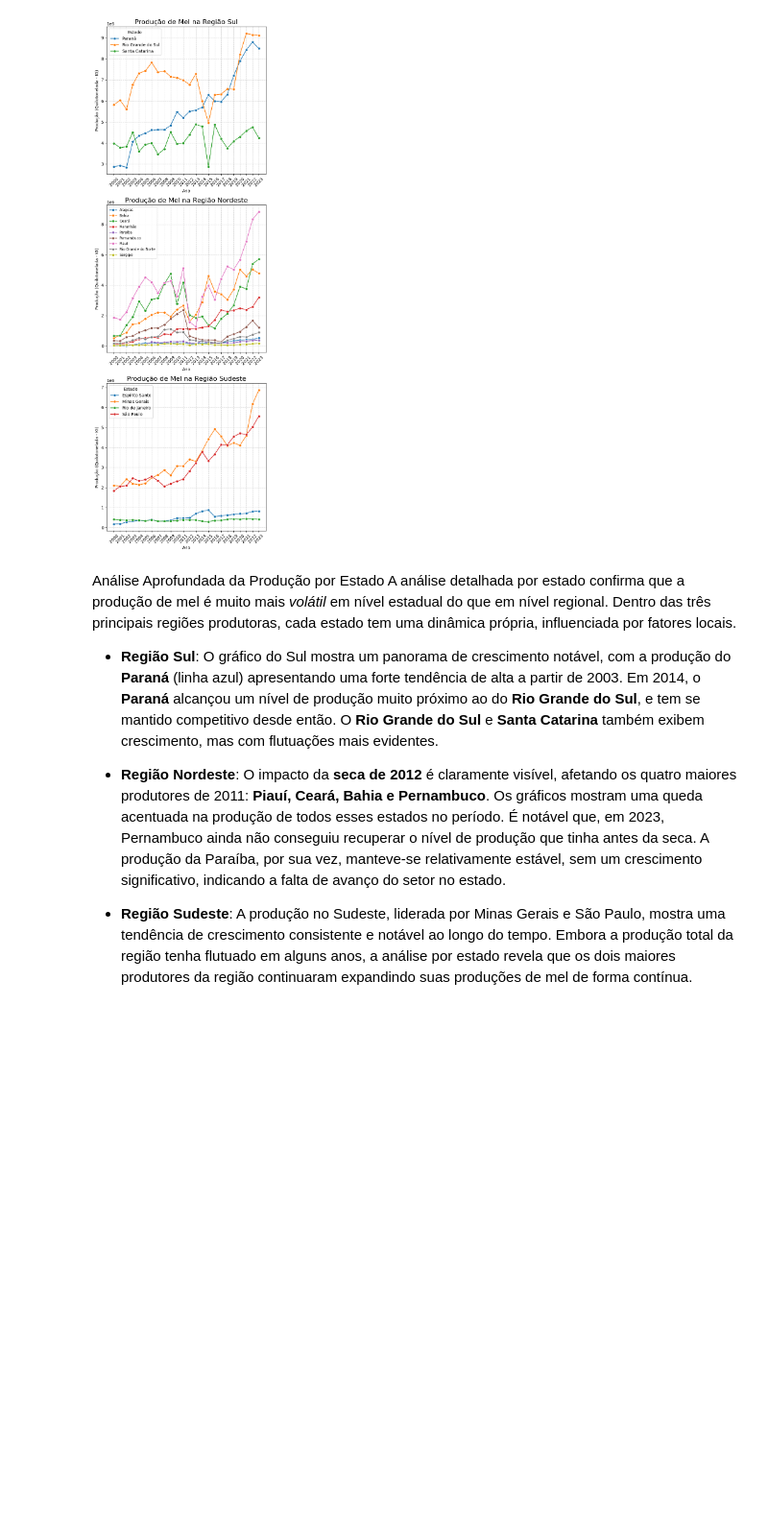
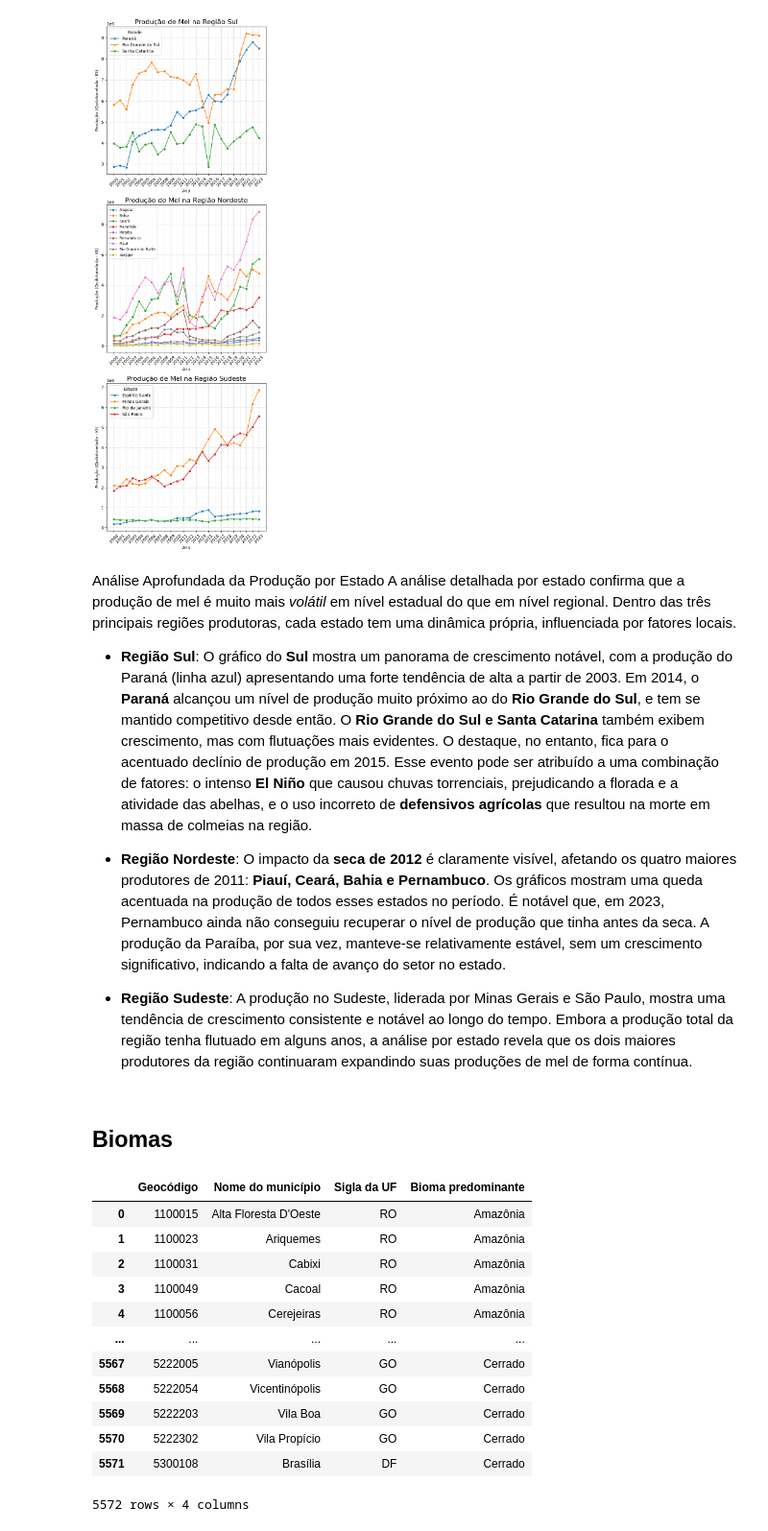
Before and after one commit to Gabriel-J-code/ad-projeto-bees-caatinga, a Jupyter notebook: relatorio.ipynb, the cells around one changed output. Shown at 96% size. Cells and saved outputs as stored; diff of their text form; code cells hidden in the pictures; blank space fills up the shorter version.

```diff
--- a/relatorio.ipynb
+++ b/relatorio.ipynb
@@ -810,8 +809,27 @@ plt.show()
 Análise Aprofundada da Produção por Estado
 A análise detalhada por estado confirma que a produção de mel é muito mais *volátil* em nível estadual do que em nível regional. Dentro das três principais regiões produtoras, cada estado tem uma dinâmica própria, influenciada por fatores locais.
 
-* **Região Sul**: O gráfico do Sul mostra um panorama de crescimento notável, com a produção do **Paraná** (linha azul) apresentando uma forte tendência de alta a partir de 2003. Em 2014, o **Paraná** alcançou um nível de produção muito próximo ao do **Rio Grande do Sul**, e tem se mantido competitivo desde então. O **Rio Grande do Sul** e **Santa Catarina** também exibem crescimento, mas com flutuações mais evidentes.
+* **Região Sul**: O gráfico do **Sul** mostra um panorama de crescimento notável, com a produção do Paraná (linha azul) apresentando uma forte tendência de alta a partir de 2003. Em 2014, o **Paraná** alcançou um nível de produção muito próximo ao do **Rio Grande do Sul**, e tem se mantido competitivo desde então. O **Rio Grande do Sul e Santa Catarina** também exibem crescimento, mas com flutuações mais evidentes. O destaque, no entanto, fica para o acentuado declínio de produção em 2015. Esse evento pode ser atribuído a uma combinação de fatores: o intenso **El Niño** que causou chuvas torrenciais, prejudicando a florada e a atividade das abelhas, e o uso incorreto de **defensivos agrícolas** que resultou na morte em massa de colmeias na região.
 
 * **Região Nordeste**: O impacto da **seca de 2012** é claramente visível, afetando os quatro maiores produtores de 2011: **Piauí, Ceará, Bahia e Pernambuco**. Os gráficos mostram uma queda acentuada na produção de todos esses estados no período. É notável que, em 2023, Pernambuco ainda não conseguiu recuperar o nível de produção que tinha antes da seca. A produção da Paraíba, por sua vez, manteve-se relativamente estável, sem um crescimento significativo, indicando a falta de avanço do setor no estado.
 
 * **Região Sudeste**: A produção no Sudeste, liderada por Minas Gerais e São Paulo, mostra uma tendência de crescimento consistente e notável ao longo do tempo. Embora a produção total da região tenha flutuado em alguns anos, a análise por estado revela que os dois maiores produtores da região continuaram expandindo suas produções de mel de forma contínua.
+# %% [markdown]
+## Biomas
+# %%
+biomas = pd.read_csv('data/biomas/Bioma_Predominante_por_Municipio_2024.csv',delimiter=';')
+biomas
+# %% [output]
+|  | Geocódigo | Nome do município | Sigla da UF | Bioma predominante |
+| 0 | 1100015 | Alta Floresta D'Oeste | RO | Amazônia |
+| 1 | 1100023 | Ariquemes | RO | Amazônia |
+| 2 | 1100031 | Cabixi | RO | Amazônia |
+| 3 | 1100049 | Cacoal | RO | Amazônia |
+| 4 | 1100056 | Cerejeiras | RO | Amazônia |
+| ... | ... | ... | ... | ... |
+| 5567 | 5222005 | Vianópolis | GO | Cerrado |
+| 5568 | 5222054 | Vicentinópolis | GO | Cerrado |
+| 5569 | 5222203 | Vila Boa | GO | Cerrado |
+| 5570 | 5222302 | Vila Propício | GO | Cerrado |
+| 5571 | 5300108 | Brasília | DF | Cerrado |
+5572 rows × 4 columns
```
Also changed, not shown: parts of 5 cells of this notebook.
